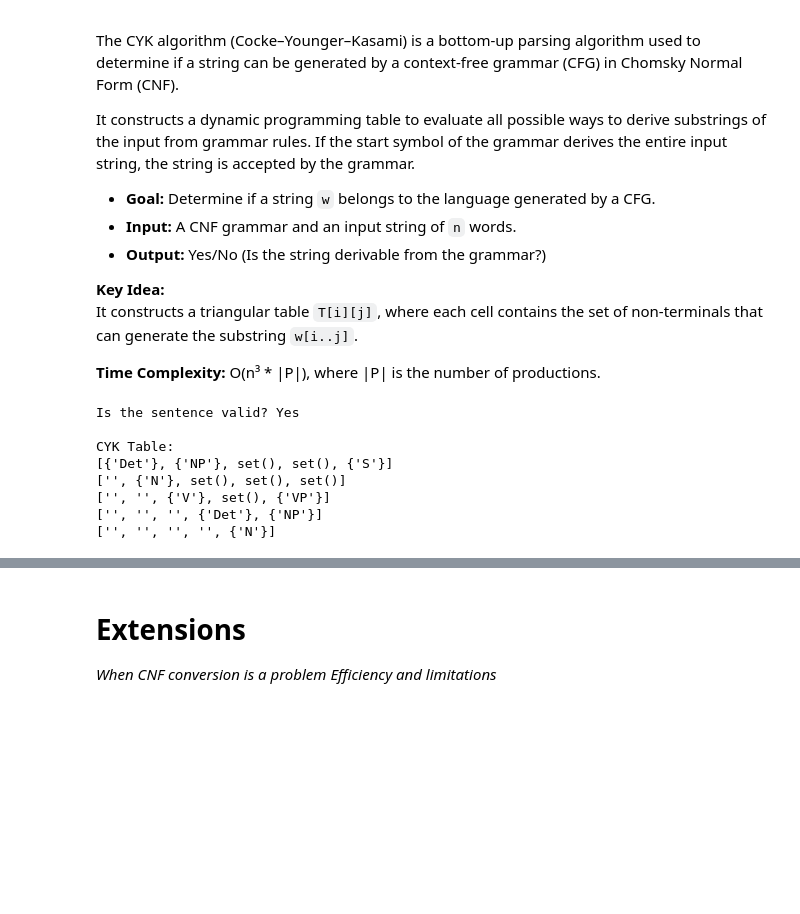
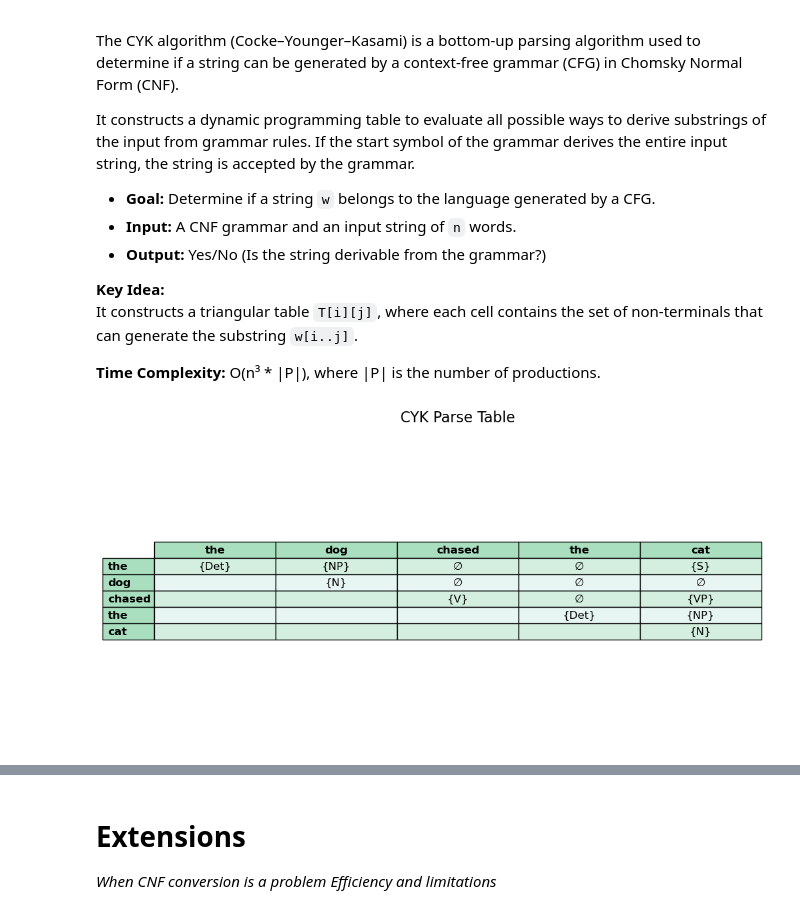
Before and after one commit to yooying/DSA, a Jupyter notebook: CYK-Finals-Draft.ipynb, the cells around one changed output, grey strips where cells are left out. Drawn from its saved outputs; the diff is of its cells as text; code cells hidden in the pictures; blank space fills up the shorter version.

Commit message:
cyk table

```diff
--- a/CYK-Finals-Draft.ipynb
+++ b/CYK-Finals-Draft.ipynb
@@ -307,26 +264,61 @@ def cyk_parse(words, grammar):
 # %%
-### Test code for cyk algorithm
+import matplotlib.pyplot as plt
+import pandas as pd
+import numpy as np
 
-# Input sentence
-sentence = "the dog chased the cat".split()
+# Example sentence and CYK table (parsed output as sets)
+sentence = ["the", "dog", "chased", "the", "cat"]
+cyk_table = [
+    [{"Det"}, {"NP"}, set(), set(), {"S"}],
+    [None, {"N"}, set(), set(), set()],
+    [None, None, {"V"}, set(), {"VP"}],
+    [None, None, None, {"Det"}, {"NP"}],
+    [None, None, None, None, {"N"}]
+]
 
-# Run CYK
-table, is_valid = cyk_parse(sentence, grammar)
+# Helper to format cells
+def format_cell(cell):
+    if isinstance(cell, set) and cell:
+        return "{" + ",".join(sorted(cell)) + "}"
+    elif isinstance(cell, set):
+        return "∅"
+    return ""
 
-# Display result
-print(f"Is the sentence valid? {'Yes' if is_valid else 'No'}")
+# Format table
+formatted_table = [
+    [format_cell(cell) for cell in row] for row in cyk_table
+]
 
-# Pretty print CYK table
-print("\nCYK Table:")
-n = len(sentence)
-for row in range(n):
-    print([table[row][col] if col >= row else '' for col in range(n)])
+# Make a DataFrame
+df = pd.DataFrame(formatted_table, columns=sentence, index=sentence)
+
+# Plot table with style
+fig, ax = plt.subplots(figsize=(10, 6))
+ax.axis('tight')
+ax.axis('off')
+table = ax.table(
+    cellText=df.values,
+    rowLabels=df.index,
+    colLabels=df.columns,
+    cellLoc='center',
+    loc='center'
+)
+
+# Style settings
+table.auto_set_font_size(False)
+table.set_fontsize(12)
+table.scale(1.2, 1.5)
+
+for (row, col), cell in table.get_celld().items():
+    if row == 0 or col == -1:
+        cell.set_text_props(weight='bold', color='black')
+        cell.set_facecolor("#a9dfbf")  # header green
+    elif row % 2 == 0:
+        cell.set_facecolor("#e8f6f3")  # light green
+    else:
+        cell.set_facecolor("#d4efdf")  # darker green
+
+plt.title("CYK Parse Table", fontsize=16, pad=20)
+plt.show()
 # %% [output]
-Is the sentence valid? Yes
-
-CYK Table:
-[{'Det'}, {'NP'}, set(), set(), {'S'}]
-['', {'N'}, set(), set(), set()]
-['', '', {'V'}, set(), {'VP'}]
-['', '', '', {'Det'}, {'NP'}]
-['', '', '', '', {'N'}]
+[figure, added]
```
Also changed, not shown: parts of 4 cells of this notebook.
